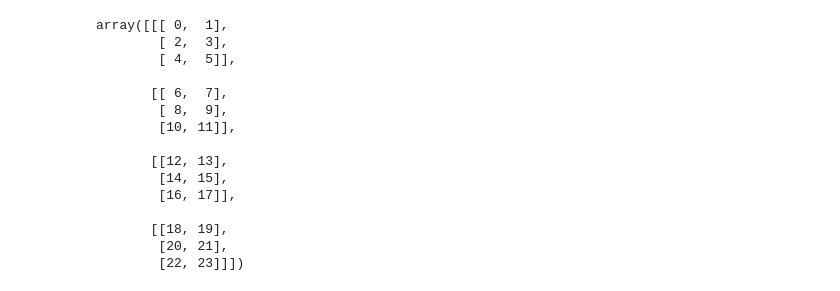
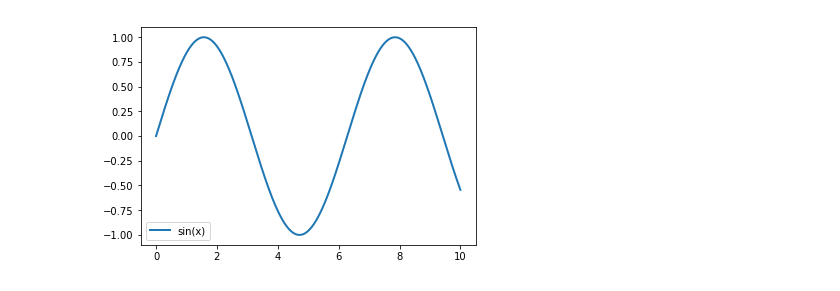
Before and after one commit to linyongcheng/ai, a Jupyter notebook: numpy.ipynb, the cells around one changed output. Drawn from its saved outputs; the diff is of its cells as text; code cells hidden in the pictures.

```diff
--- a/numpy.ipynb
+++ b/numpy.ipynb
@@ -91,18 +27,12 @@ array([[[ 0,  1],
-# %%
-np.arange(24).reshape(4,3,2)
-# %% [output]
-array([[[ 0,  1],
-        [ 2,  3],
-        [ 4,  5]],
-
-       [[ 6,  7],
-        [ 8,  9],
-        [10, 11]],
-
-       [[12, 13],
-        [14, 15],
-        [16, 17]],
-
-       [[18, 19],
-        [20, 21],
-        [22, 23]]])
+# %%
+import matplotlib.pyplot as plt
+import numpy as np
+
+x = np.linspace(0, 10, 1000)
+y = np.sin(x)
+
+plt.plot(x, y , lw=2, label='sin(x)')
+plt.legend()
+plt.show()
+# %% [output]
+[figure, added]
```
Also changed, not shown: parts of 11 cells of this notebook.
